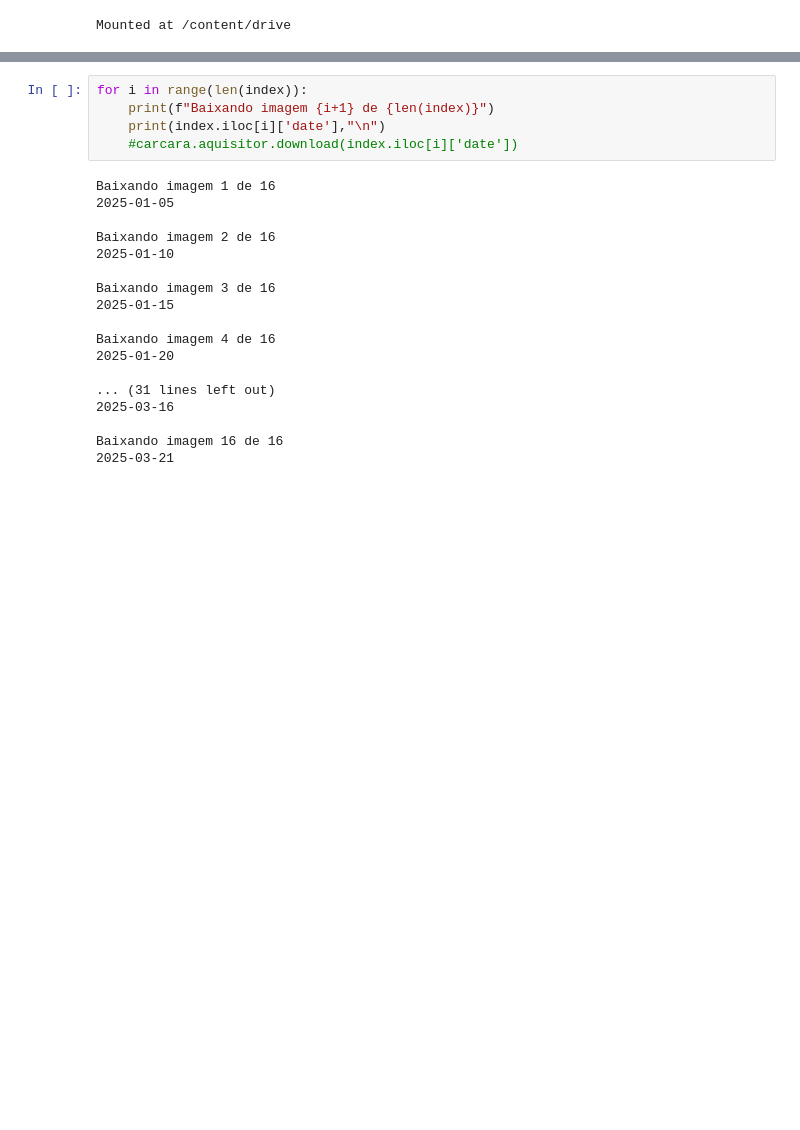
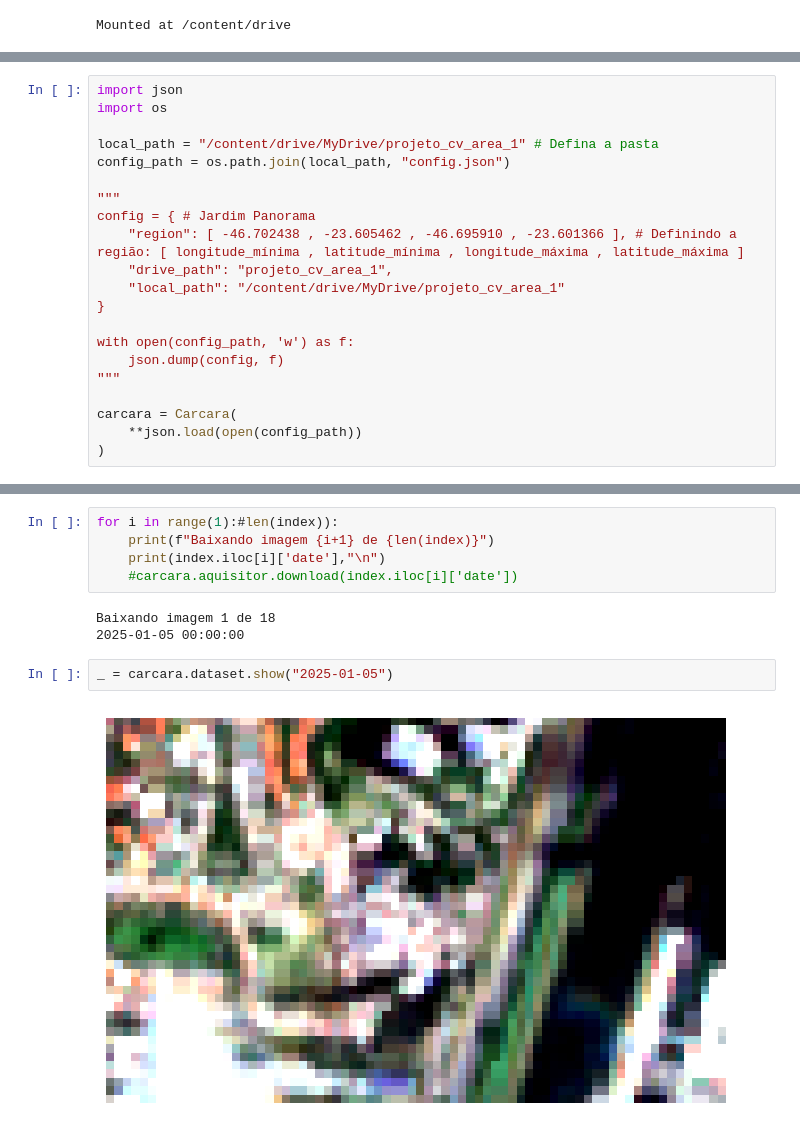
Before and after one commit to rafavidal1709/mack_ai, a Jupyter notebook: Projeto_CV_Dataset.ipynb, the cells around one changed output, grey strips where cells are left out. Saved outputs shown, nothing was run; the diff lists cells and outputs as text; blank space fills up the shorter version.

```diff
--- a/Projeto_CV_Dataset.ipynb
+++ b/Projeto_CV_Dataset.ipynb
@@ -42 +33,22 @@ carcara = Carcara(
+# %%
+import json
+import os
+
+local_path = "/content/drive/MyDrive/projeto_cv_area_1" # Defina a pasta
+config_path = os.path.join(local_path, "config.json")
+
+"""
+config = { # Jardim Panorama
+    "region": [ -46.702438 , -23.605462 , -46.695910 , -23.601366 ], # Definindo a região: [ longitude_mínima , latitude_mínima , longitude_máxima , latitude_máxima ]
+    "drive_path": "projeto_cv_area_1",
+    "local_path": "/content/drive/MyDrive/projeto_cv_area_1"
+}
+
+with open(config_path, 'w') as f:
+    json.dump(config, f)
+"""
+
+carcara = Carcara(
+    **json.load(open(config_path))
+)
 # %%
@@ -64,23 +79,12 @@ display(index)
 # %%
-for i in range(len(index)):
+for i in range(1):#len(index)):
     print(f"Baixando imagem {i+1} de {len(index)}")
     print(index.iloc[i]['date'],"\n")
     #carcara.aquisitor.download(index.iloc[i]['date'])
 # %% [output]
-Baixando imagem 1 de 16
-2025-01-05
-
-Baixando imagem 2 de 16
-2025-01-10
-
-Baixando imagem 3 de 16
-2025-01-15
-
-Baixando imagem 4 de 16
-2025-01-20
-
-... (31 lines left out)
-2025-03-16
-
-Baixando imagem 16 de 16
-2025-03-21
+Baixando imagem 1 de 18
+2025-01-05 00:00:00
+# %%
+_ = carcara.dataset.show("2025-01-05")
+# %% [output]
+[figure, added]
```
Also changed, not shown: parts of 4 cells of this notebook.
